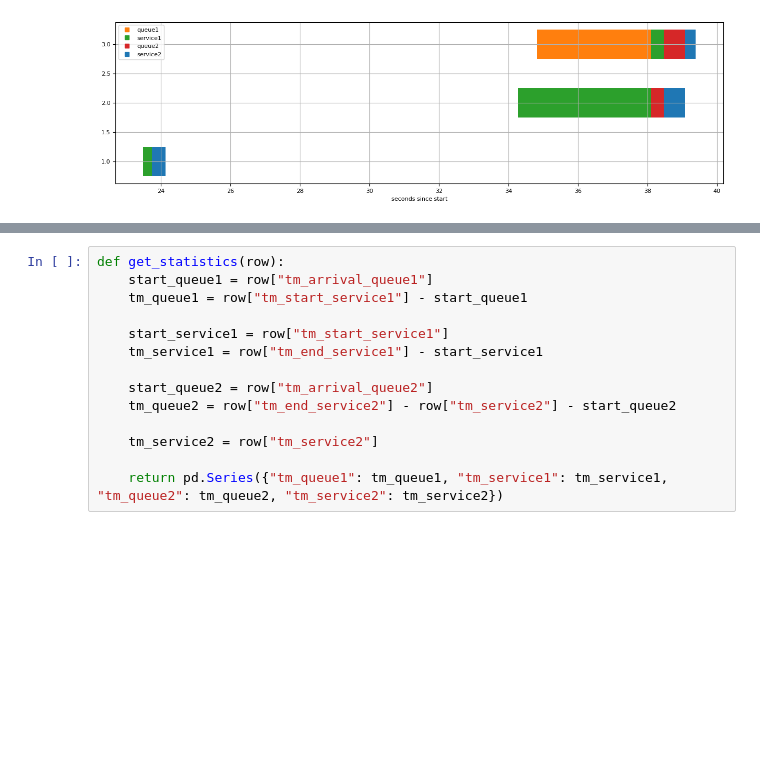
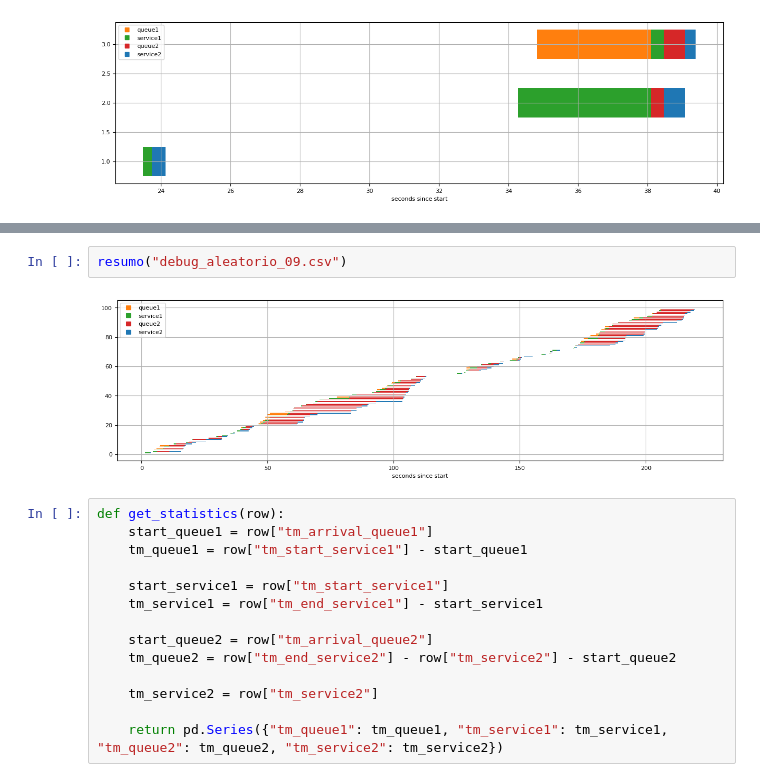
Before and after one commit to viniciuslettieri/2022.2---Avaliacao-e-Desempenho, a Jupyter notebook: Simulacoes/analise_simulacao.ipynb, the cells around one changed output, grey strips where cells are left out. Cells and saved outputs as stored; diff of their text form; blank space fills up the shorter version.

```diff
--- a/Simulacoes/analise_simulacao.ipynb
+++ b/Simulacoes/analise_simulacao.ipynb
@@ -65,3 +77,7 @@ resumo("teste_prioridade.csv")
+# %%
+resumo("debug_aleatorio_09.csv")
+# %% [output]
+[figure, added]
 # %%
 def get_statistics(row):
     start_queue1 = row["tm_arrival_queue1"]
```
Also changed, not shown: parts of 3 cells of this notebook, 5 other files.
